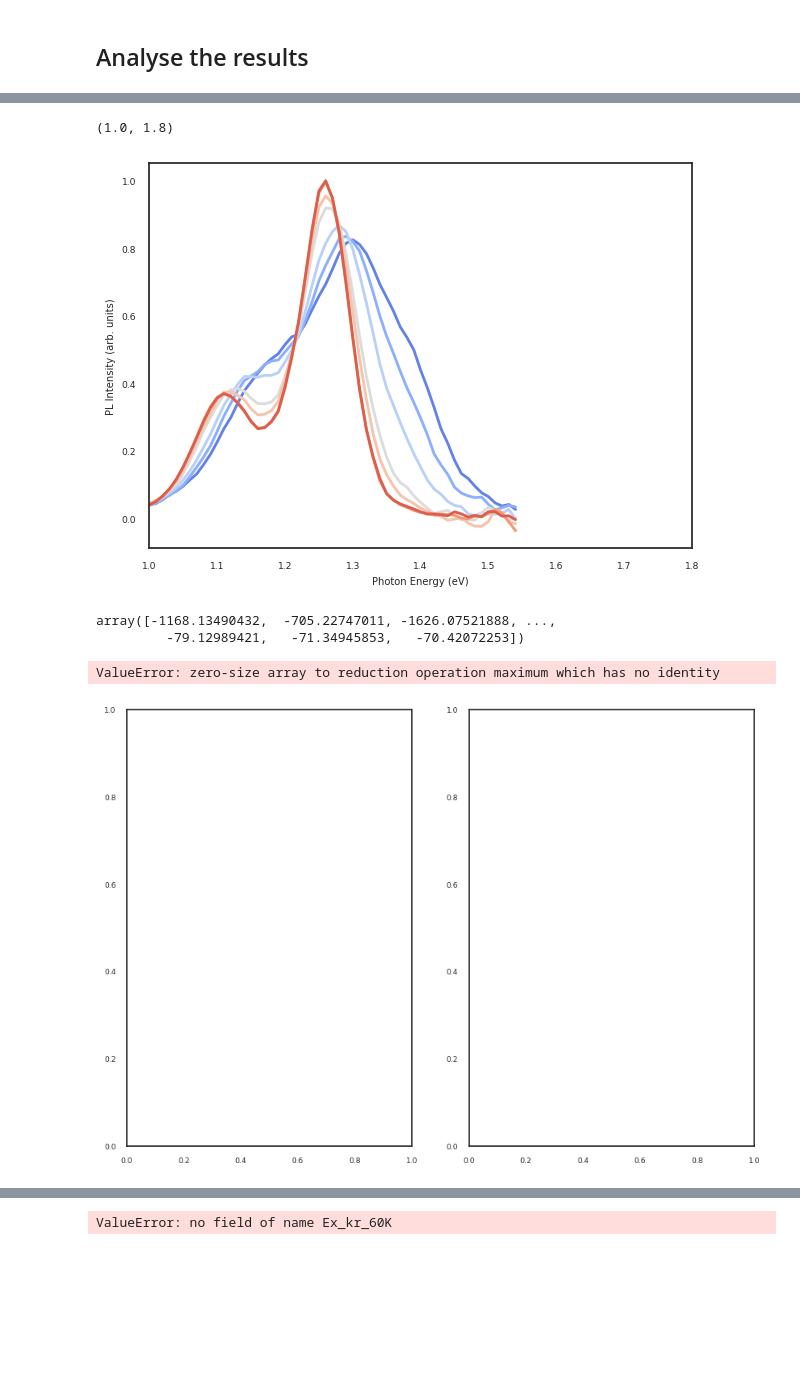
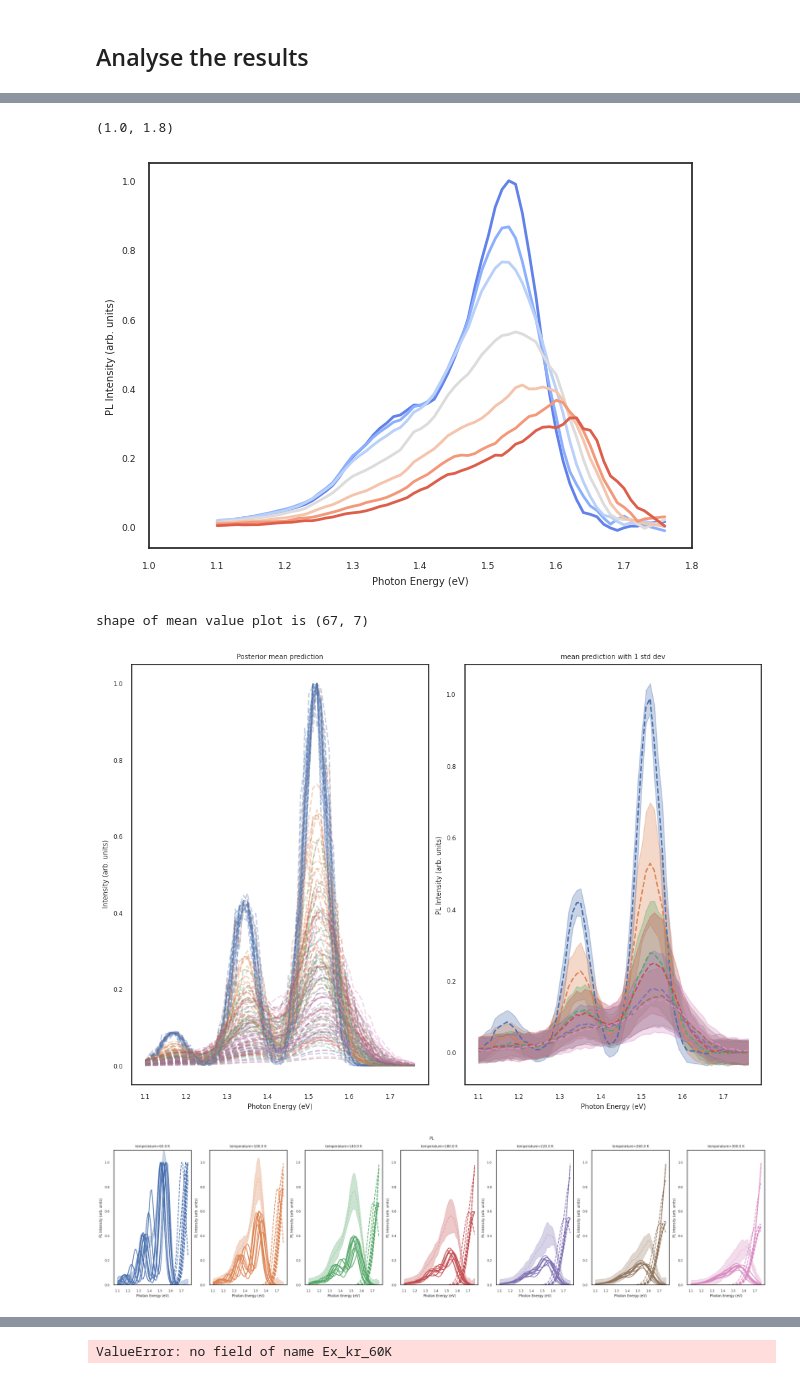
Before and after one commit to mohammedazzouzi15/pl_temp_fit, a Jupyter notebook: notebook/2_analyse_sampling_output_PL.ipynb, the cells around one changed output, grey strips where cells are left out. Saved outputs shown, nothing was run; the diff lists cells and outputs as text; code cells hidden in the pictures; blank space fills up the shorter version.

```diff
--- a/notebook/2_analyse_sampling_output_PL.ipynb
+++ b/notebook/2_analyse_sampling_output_PL.ipynb
@@ -28,10 +28,10 @@ sns.set_theme(
 os.chdir("..")
 # access the right directory
 # %%
-databse_path = Path("fit_experimental_emcee_pl/fit_data_base/allLifetimes")
-databse_path = Path("/run/user/1000/gvfs/sftp:host=lcmdlc3.epfl.ch,user=mazzouzi/home/mazzouzi/pl_temp_fit/fit_experimental_emcee_pl/fit_data_base/allLifetimes/")
+databse_path = Path("fit_experimental_emcee_pl/fit_data_base/sensitivity_2")
+#databse_path = Path("/run/user/1000/gvfs/sftp:host=lcmdlc3.epfl.ch,user=mazzouzi/home/mazzouzi/pl_temp_fit/fit_experimental_emcee_pl/fit_data_base/allLifetimes/")
 
-add_for_ssh = "/run/user/1000/gvfs/sftp:host=lcmdlc3.epfl.ch,user=mazzouzi/home/mazzouzi/pl_temp_fit/"#""
+add_for_ssh = ""#"/run/user/1000/gvfs/sftp:host=lcmdlc3.epfl.ch,user=mazzouzi/home/mazzouzi/pl_temp_fit/"#""
 json_files = list(databse_path.glob("*.json"))
 list_model_config = []
 for _id, json_file in enumerate(json_files):
@@ -100,5 +88,5 @@ df_all[["csv_name_pl", "num_iteration", "max_log_prob","test_id"]]
 # %%
-test_id = df_all["test_id"].loc[1]
+test_id = df_all["test_id"].loc[0]
 model_config, model_config_save = config_utils.load_model_config(
     test_id, database_folder=databse_path
 )
@@ -175,27 +164,23 @@ fig, ax = plot_pl_data(
 ax.set_xlim(1, 1.8)
 # %% [output]
 (1.0, 1.8)
-[figure, old version]
+[figure, new version]
-# %%
-reader.get_log_prob(flat=True)/(6*)
-# %% [output]
-array([-1168.13490432,  -705.22747011, -1626.07521888, ...,
-         -79.12989421,   -71.34945853,   -70.42072253])
 # %%
 filter_log_likelihood = (
-    "blobs['log_likelihood'] > max(blobs['log_likelihood']) * 1.1" #_spectra
+   # "blobs['log_likelihood'] > max(blobs['log_likelihood']) * 1.1" #_spectra
 )
 model_config_save["csv_name_pl"] = add_for_ssh+  model_config_save["csv_name_pl"]
 fig,ax = plot_utils.plot_fit_to_experimental_data(
     model_config_save,
     model_config,
     reader,
-    discard=650,
+    discard=300,
     filter_log_likelihood=filter_log_likelihood,
 )
 # %% [output]
-ValueError: zero-size array to reduction operation maximum which has no identity
+shape of mean value plot is (67, 7)
-[figure, old version]
+[figure, new version]
+[figure, added]
 # %%
 importlib.reload(plot_utils)
 filter_log_likelihood = (
```
Also changed, not shown: parts of 5 cells of this notebook, 9 other files.
